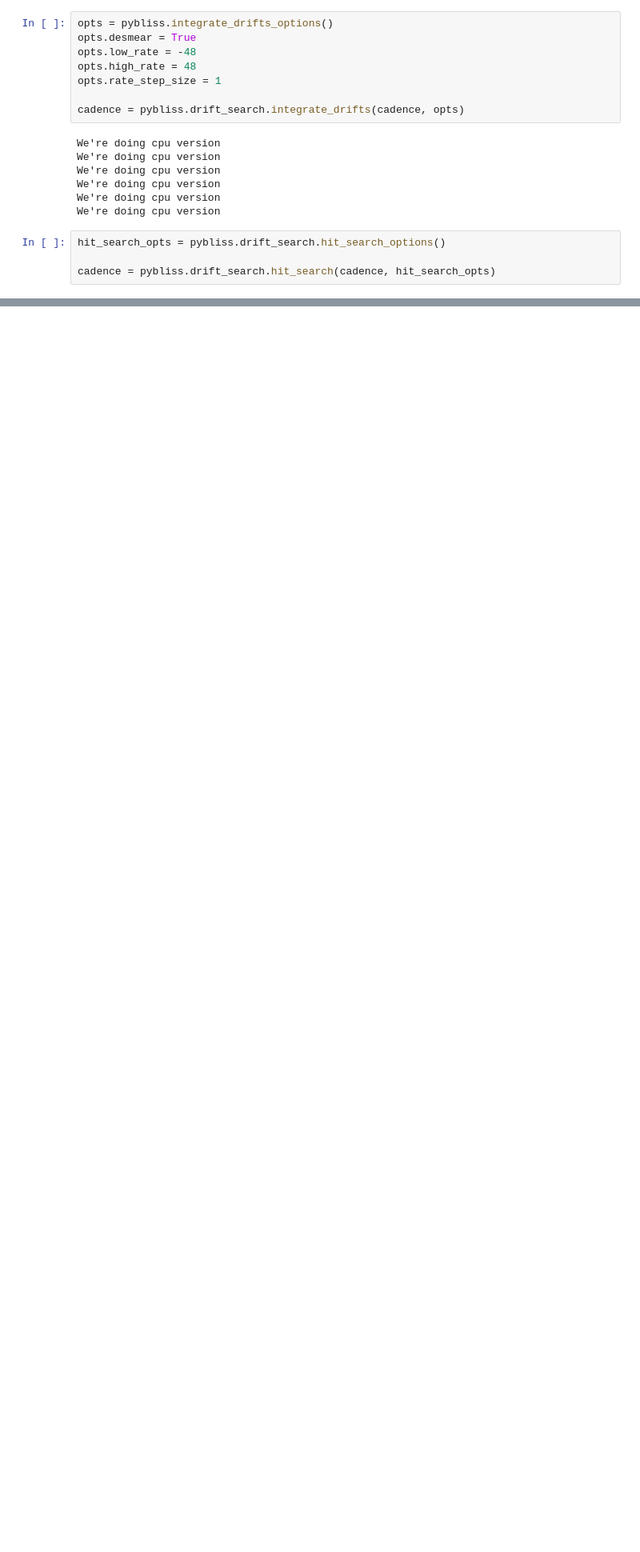
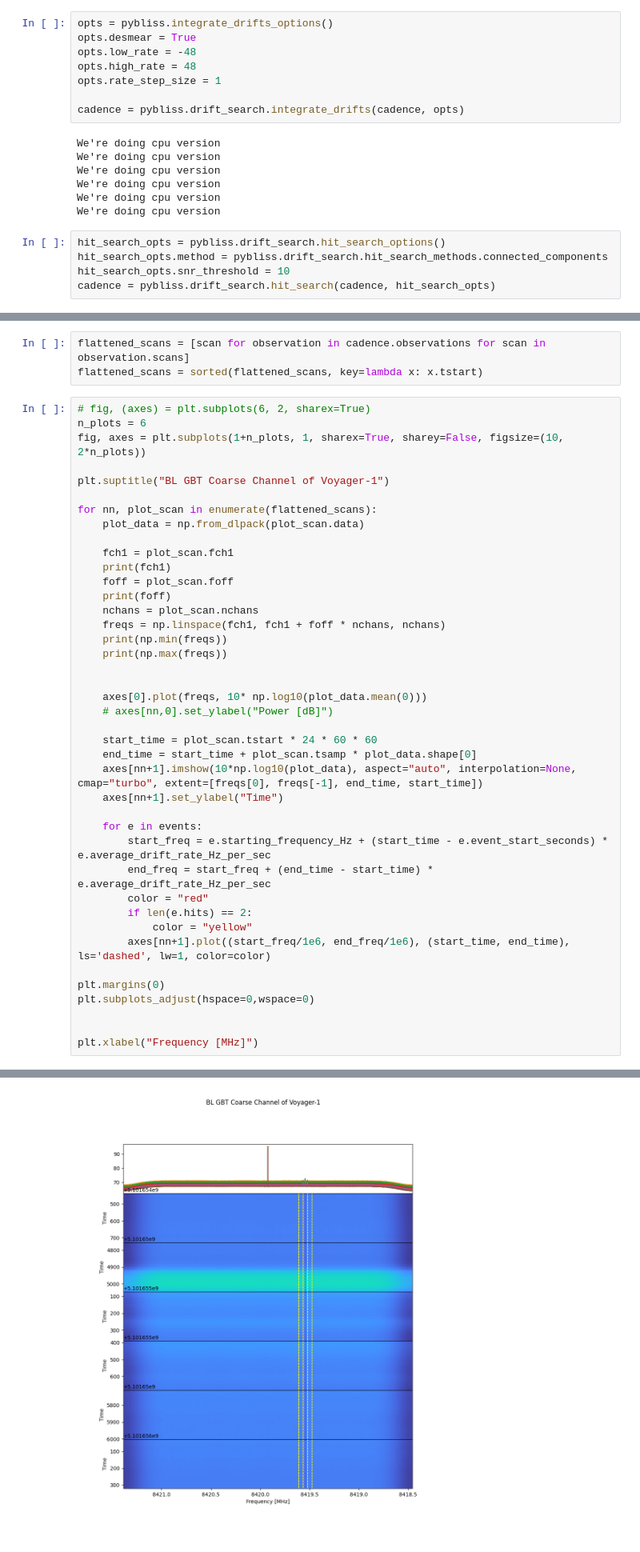
Before and after one commit to bjacobell/gbt-hdbscan, a Jupyter notebook: pipeline hacking.ipynb, the cells around one changed output, grey strips where cells are left out. Shown at 80% size. Drawn from its saved outputs; the diff is of its cells as text; blank space fills up the shorter version.

```diff
--- a/pipeline hacking.ipynb
+++ b/pipeline hacking.ipynb
@@ -52,6 +52,7 @@ We're doing cpu version
 We're doing cpu version
 # %%
 hit_search_opts = pybliss.drift_search.hit_search_options()
-
+hit_search_opts.method = pybliss.drift_search.hit_search_methods.connected_components
+hit_search_opts.snr_threshold = 10
 cadence = pybliss.drift_search.hit_search(cadence, hit_search_opts)
 # %% [output]
@@ -82,0 +87,45 @@ for e in events:
+# %%
+flattened_scans = [scan for observation in cadence.observations for scan in observation.scans]
+flattened_scans = sorted(flattened_scans, key=lambda x: x.tstart)
+# %%
+# fig, (axes) = plt.subplots(6, 2, sharex=True)
+n_plots = 6
+fig, axes = plt.subplots(1+n_plots, 1, sharex=True, sharey=False, figsize=(10, 2*n_plots))
+
+plt.suptitle("BL GBT Coarse Channel of Voyager-1")
+
+for nn, plot_scan in enumerate(flattened_scans):
+    plot_data = np.from_dlpack(plot_scan.data)
+
+    fch1 = plot_scan.fch1
+    print(fch1)
+    foff = plot_scan.foff
+    print(foff)
+    nchans = plot_scan.nchans
+    freqs = np.linspace(fch1, fch1 + foff * nchans, nchans)
+    print(np.min(freqs))
+    print(np.max(freqs))
+
+
+    axes[0].plot(freqs, 10* np.log10(plot_data.mean(0)))
+    # axes[nn,0].set_ylabel("Power [dB]")
+
+    start_time = plot_scan.tstart * 24 * 60 * 60
+    end_time = start_time + plot_scan.tsamp * plot_data.shape[0]
+    axes[nn+1].imshow(10*np.log10(plot_data), aspect="auto", interpolation=None, cmap="turbo", extent=[freqs[0], freqs[-1], end_time, start_time])
+    axes[nn+1].set_ylabel("Time")
+
+    for e in events:
+        start_freq = e.starting_frequency_Hz + (start_time - e.event_start_seconds) * e.average_drift_rate_Hz_per_sec
+        end_freq = start_freq + (end_time - start_time) * e.average_drift_rate_Hz_per_sec
+        color = "red"
+        if len(e.hits) == 2:
+            color = "yellow"
+        axes[nn+1].plot((start_freq/1e6, end_freq/1e6), (start_time, end_time), ls='dashed', lw=1, color=color)
+
+plt.margins(0)
+plt.subplots_adjust(hspace=0,wspace=0)
+
+
+plt.xlabel("Frequency [MHz]")
+# %% [output]
@@ -82,0 +157 @@ for e in events:
+[figure, added]
```
Also changed, not shown: parts of 6 cells of this notebook.
